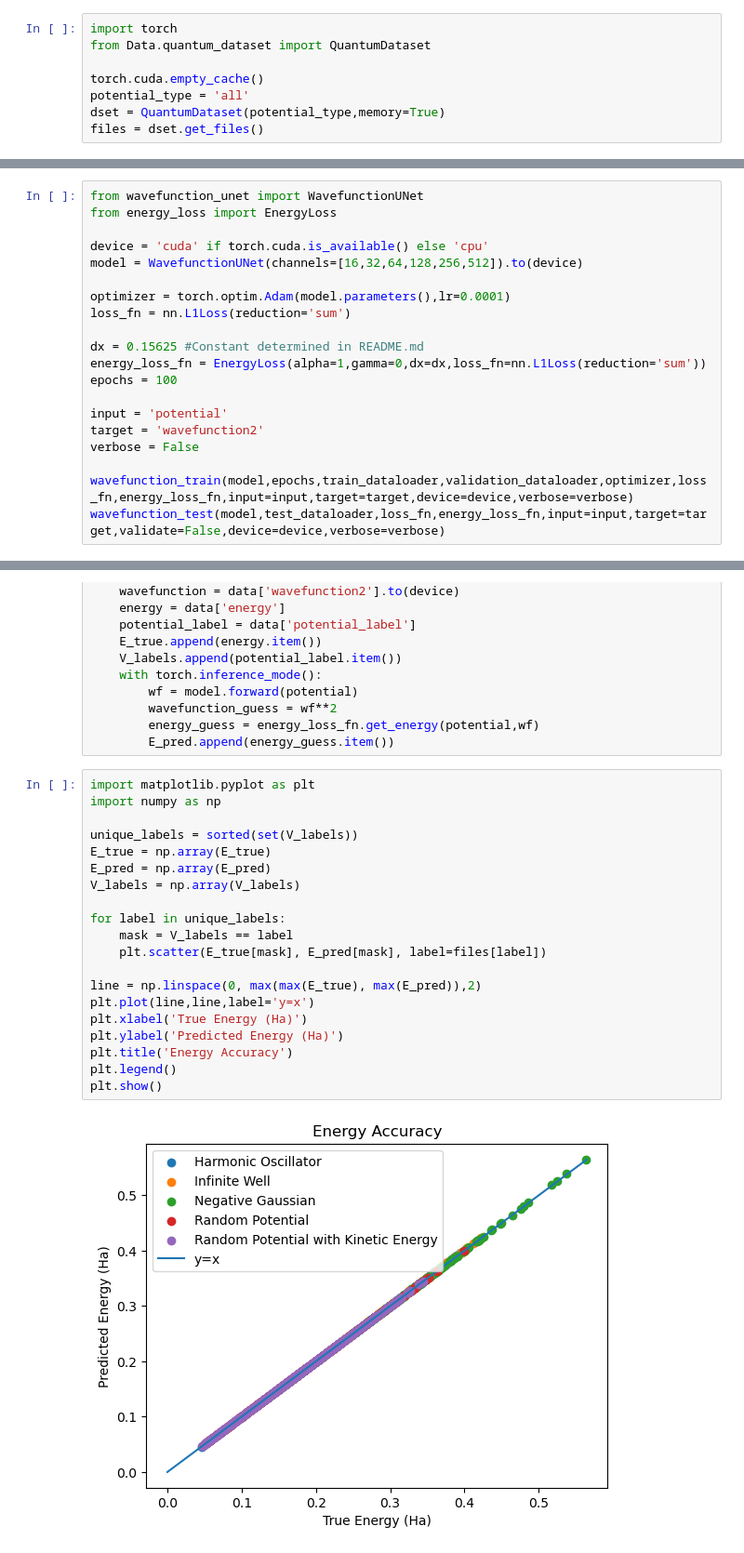
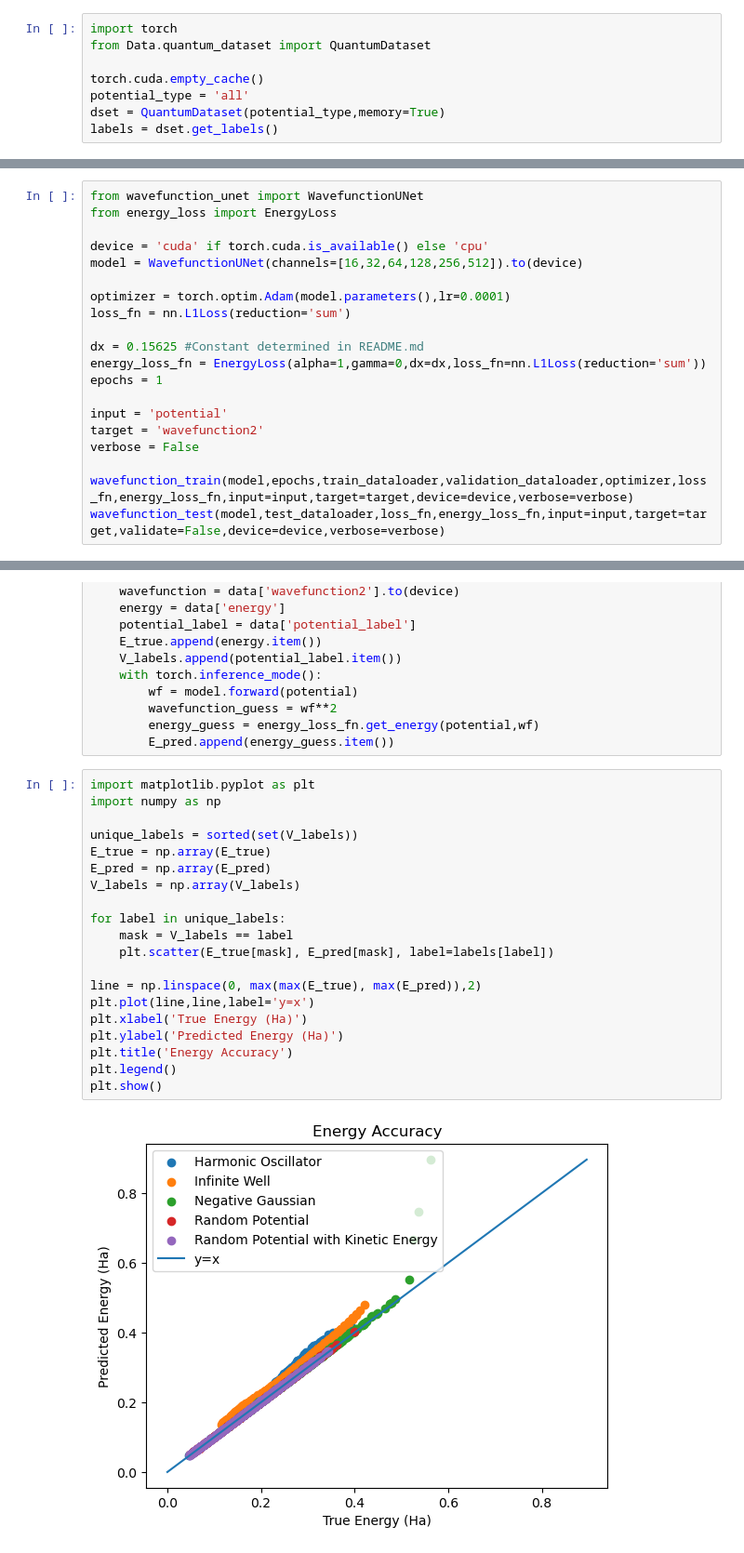
Before and after one commit to jonahmougoue/Quantum-ML-Models, a Jupyter notebook: Part2/predict_wavefunction.ipynb, the cells around one changed output, grey strips where cells are left out. Shown at 93% size. Cells and saved outputs as stored; diff of their text form.

```diff
--- a/Part2/predict_wavefunction.ipynb
+++ b/Part2/predict_wavefunction.ipynb
@@ -7,7 +7,7 @@ from Data.quantum_dataset import QuantumDataset
 torch.cuda.empty_cache()
 potential_type = 'all'
 dset = QuantumDataset(potential_type,memory=True)
-files = dset.get_files()
+labels = dset.get_labels()
 # %% [output]
 HO_gen2_0010.h5
 calculated_energy: (5000, 1)
@@ -225,7 +225,7 @@ loss_fn = nn.L1Loss(reduction='sum')
 
 dx = 0.15625 #Constant determined in README.md
 energy_loss_fn = EnergyLoss(alpha=1,gamma=0,dx=dx,loss_fn=nn.L1Loss(reduction='sum'))
-epochs = 100
+epochs = 1
 
 input = 'potential'
 target = 'wavefunction2'
@@ -260,25 +268,25 @@ for i, data in enumerate(presentation_dataloader):
 # %%
 import matplotlib.pyplot as plt
 import numpy as np
 
 unique_labels = sorted(set(V_labels))
 E_true = np.array(E_true)
 E_pred = np.array(E_pred)
 V_labels = np.array(V_labels)
 
 for label in unique_labels:
     mask = V_labels == label
-    plt.scatter(E_true[mask], E_pred[mask], label=files[label])
+    plt.scatter(E_true[mask], E_pred[mask], label=labels[label])
 
 line = np.linspace(0, max(max(E_true), max(E_pred)),2)
 plt.plot(line,line,label='y=x')
 plt.xlabel('True Energy (Ha)')
 plt.ylabel('Predicted Energy (Ha)')
 plt.title('Energy Accuracy')
 plt.legend()
 plt.show()
 # %% [output]
-[figure, old version]
+[figure, new version]
 # %%
 from HelperFunctions.print_image import print_img
 
```
Also changed, not shown: parts of 2 cells of this notebook, 3 other files.
